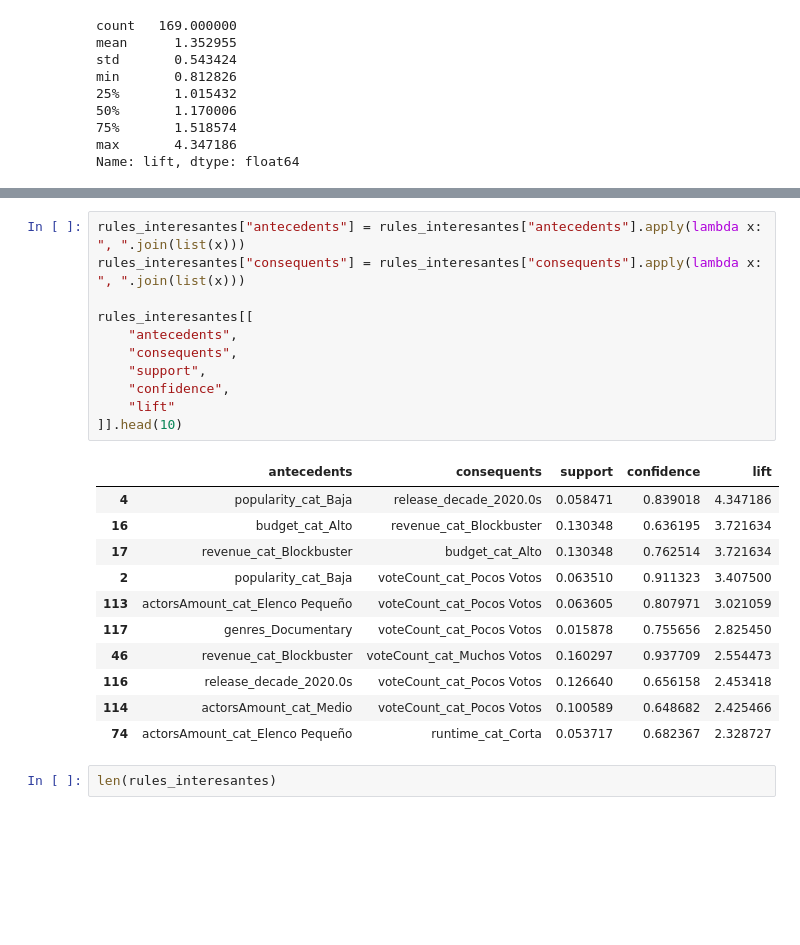
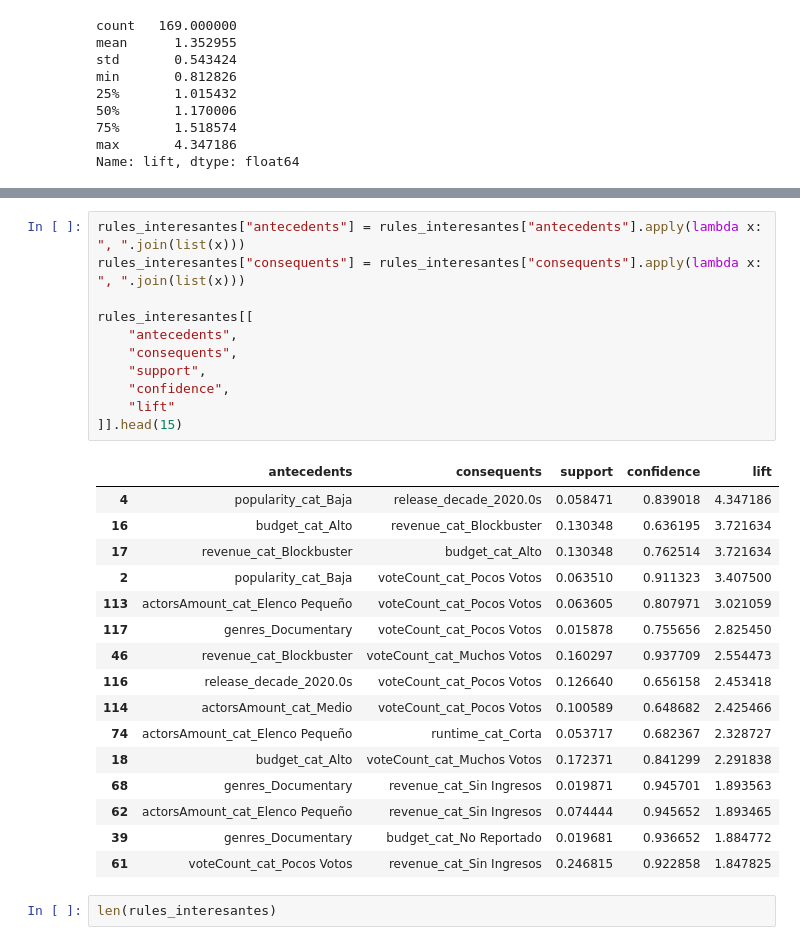
Before and after one commit to CamiR24/Lab1-Mineria, a Jupyter notebook: lab2.ipynb, the cells around one changed output, grey strips where cells are left out. Drawn from its saved outputs; the diff is of its cells as text; blank space fills up the shorter version.

```diff
--- a/lab2.ipynb
+++ b/lab2.ipynb
@@ -367,26 +358,31 @@ rules_interesantes.head(15)
 # %%
 rules_interesantes["antecedents"] = rules_interesantes["antecedents"].apply(lambda x: ", ".join(list(x)))
 rules_interesantes["consequents"] = rules_interesantes["consequents"].apply(lambda x: ", ".join(list(x)))
 
 rules_interesantes[[
     "antecedents",
     "consequents",
     "support",
     "confidence",
     "lift"
-]].head(10)
+]].head(15)
 # %% [output]
 |  | antecedents | consequents | support | confidence | lift |
 | 4 | popularity_cat_Baja | release_decade_2020.0s | 0.058471 | 0.839018 | 4.347186 |
 | 16 | budget_cat_Alto | revenue_cat_Blockbuster | 0.130348 | 0.636195 | 3.721634 |
 | 17 | revenue_cat_Blockbuster | budget_cat_Alto | 0.130348 | 0.762514 | 3.721634 |
 | 2 | popularity_cat_Baja | voteCount_cat_Pocos Votos | 0.063510 | 0.911323 | 3.407500 |
 | 113 | actorsAmount_cat_Elenco Pequeño | voteCount_cat_Pocos Votos | 0.063605 | 0.807971 | 3.021059 |
 | 117 | genres_Documentary | voteCount_cat_Pocos Votos | 0.015878 | 0.755656 | 2.825450 |
 | 46 | revenue_cat_Blockbuster | voteCount_cat_Muchos Votos | 0.160297 | 0.937709 | 2.554473 |
 | 116 | release_decade_2020.0s | voteCount_cat_Pocos Votos | 0.126640 | 0.656158 | 2.453418 |
 | 114 | actorsAmount_cat_Medio | voteCount_cat_Pocos Votos | 0.100589 | 0.648682 | 2.425466 |
 | 74 | actorsAmount_cat_Elenco Pequeño | runtime_cat_Corta | 0.053717 | 0.682367 | 2.328727 |
+| 18 | budget_cat_Alto | voteCount_cat_Muchos Votos | 0.172371 | 0.841299 | 2.291838 |
+| 68 | genres_Documentary | revenue_cat_Sin Ingresos | 0.019871 | 0.945701 | 1.893563 |
+| 62 | actorsAmount_cat_Elenco Pequeño | revenue_cat_Sin Ingresos | 0.074444 | 0.945652 | 1.893465 |
+| 39 | genres_Documentary | budget_cat_No Reportado | 0.019681 | 0.936652 | 1.884772 |
+| 61 | voteCount_cat_Pocos Votos | revenue_cat_Sin Ingresos | 0.246815 | 0.922858 | 1.847825 |
 # %%
 len(rules_interesantes)
 # %% [output]
```
Also changed, not shown: parts of 8 cells of this notebook, 1 other file.
